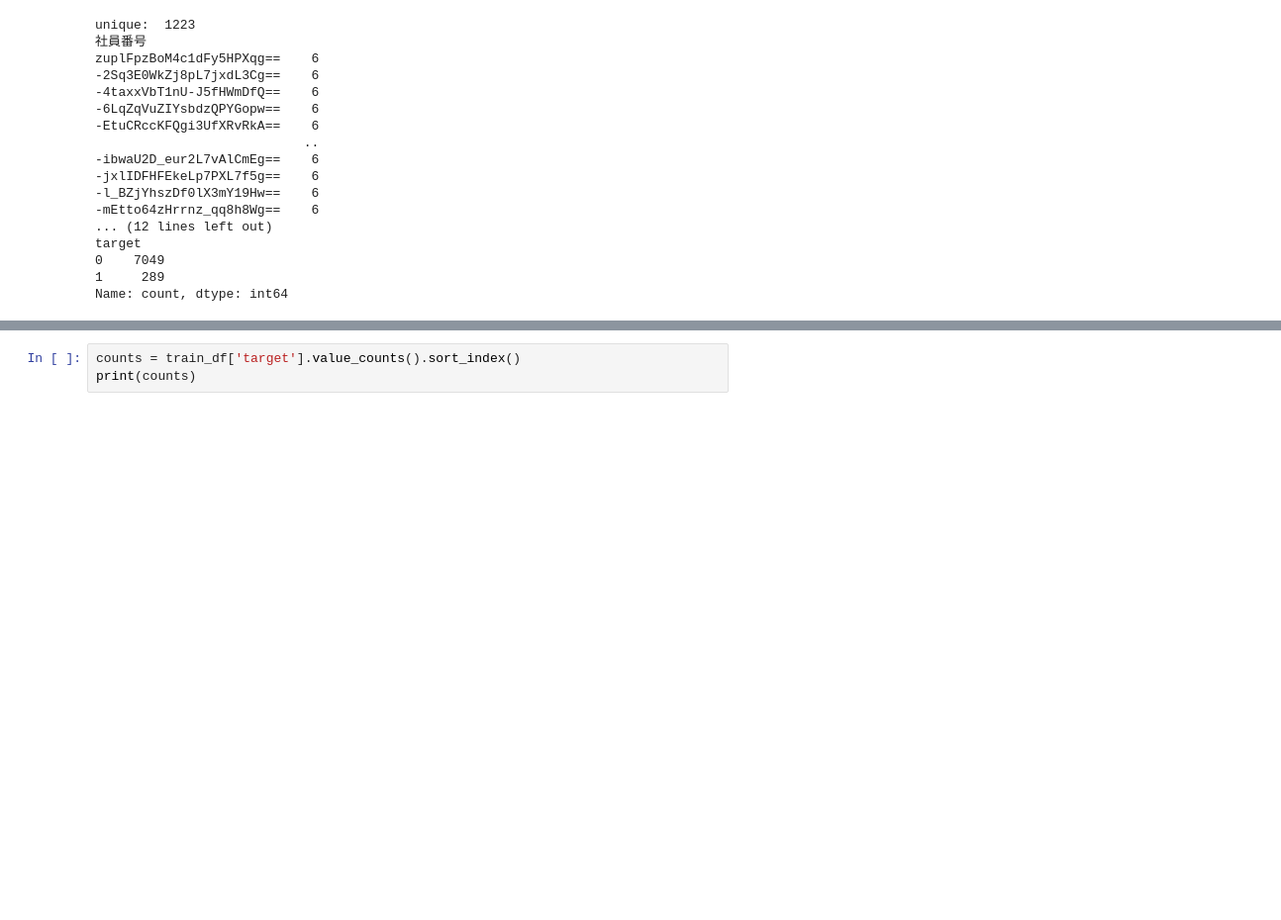
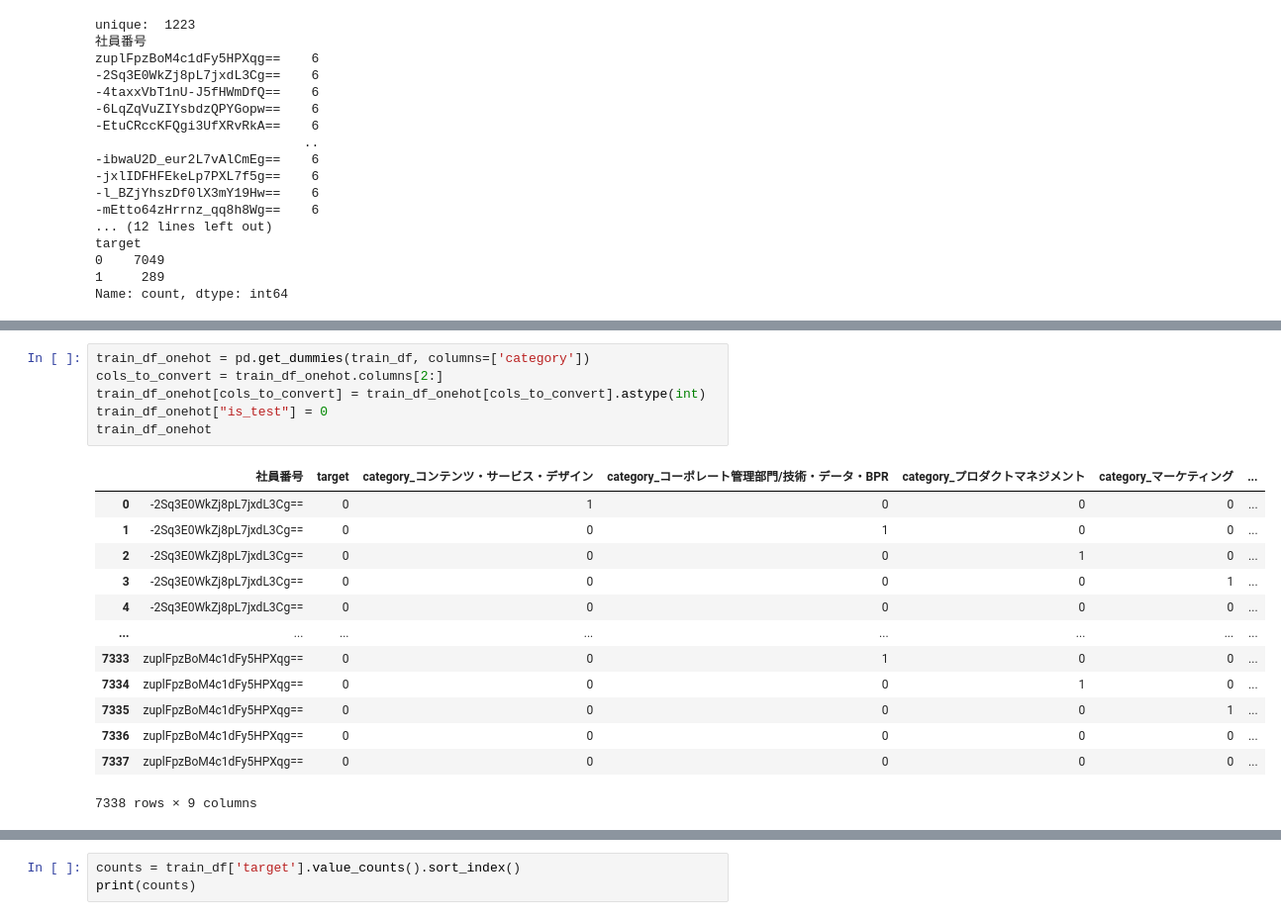
Before and after one commit to yoshi-suke/202507-atma-cup, a Jupyter notebook: test.ipynb, the cells around one changed output, grey strips where cells are left out. Shown at 99% size. Drawn from its saved outputs; the diff is of its cells as text; blank space fills up the shorter version.

```diff
--- a/test.ipynb
+++ b/test.ipynb
@@ -140,0 +161,20 @@ Name: count, dtype: int64
+# %%
+train_df_onehot = pd.get_dummies(train_df, columns=['category'])
+cols_to_convert = train_df_onehot.columns[2:]
+train_df_onehot[cols_to_convert] = train_df_onehot[cols_to_convert].astype(int)
+train_df_onehot["is_test"] = 0
+train_df_onehot
+# %% [output]
+|  | 社員番号 | target | category_コンテンツ・サービス・デザイン | category_コーポレート管理部門/技術・データ・BPR | category_プロダクトマネジメント | category_マーケティング | ... |
+| 0 | -2Sq3E0WkZj8pL7jxdL3Cg== | 0 | 1 | 0 | 0 | 0 | ... |
+| 1 | -2Sq3E0WkZj8pL7jxdL3Cg== | 0 | 0 | 1 | 0 | 0 | ... |
+| 2 | -2Sq3E0WkZj8pL7jxdL3Cg== | 0 | 0 | 0 | 1 | 0 | ... |
+| 3 | -2Sq3E0WkZj8pL7jxdL3Cg== | 0 | 0 | 0 | 0 | 1 | ... |
+| 4 | -2Sq3E0WkZj8pL7jxdL3Cg== | 0 | 0 | 0 | 0 | 0 | ... |
+| ... | ... | ... | ... | ... | ... | ... | ... |
+| 7333 | zuplFpzBoM4c1dFy5HPXqg== | 0 | 0 | 1 | 0 | 0 | ... |
+| 7334 | zuplFpzBoM4c1dFy5HPXqg== | 0 | 0 | 0 | 1 | 0 | ... |
+| 7335 | zuplFpzBoM4c1dFy5HPXqg== | 0 | 0 | 0 | 0 | 1 | ... |
+| 7336 | zuplFpzBoM4c1dFy5HPXqg== | 0 | 0 | 0 | 0 | 0 | ... |
+| 7337 | zuplFpzBoM4c1dFy5HPXqg== | 0 | 0 | 0 | 0 | 0 | ... |
+7338 rows × 9 columns
```
Also changed, not shown: parts of 23 cells of this notebook, 20 other files.
